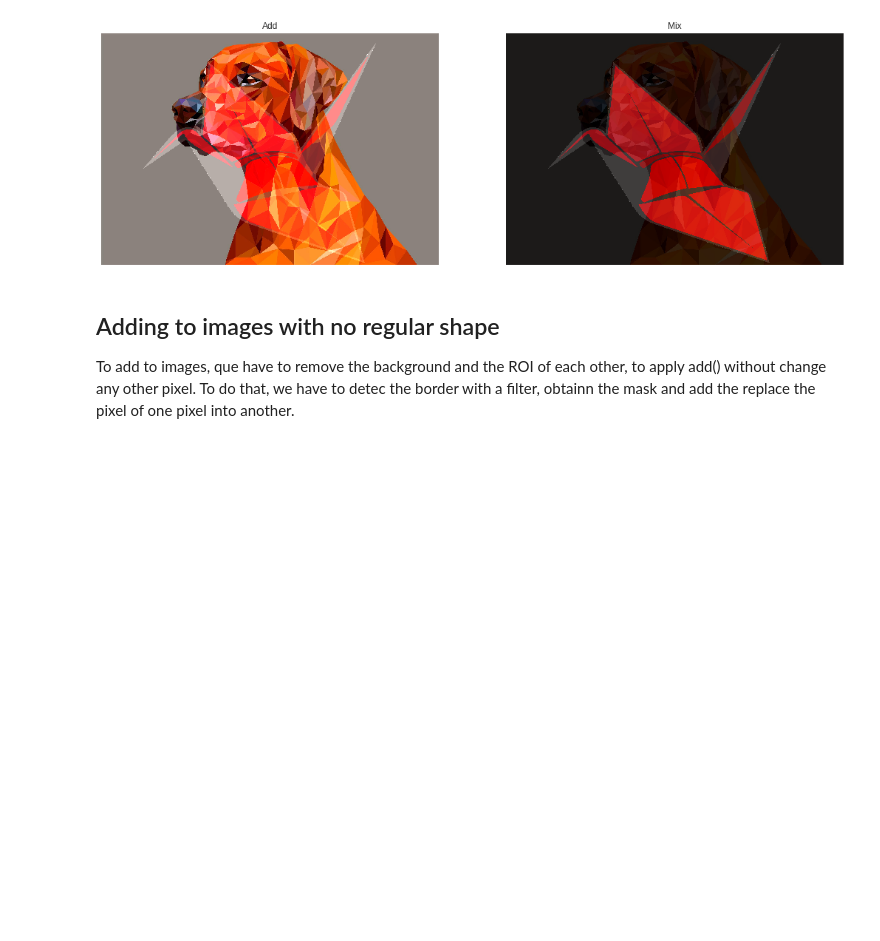
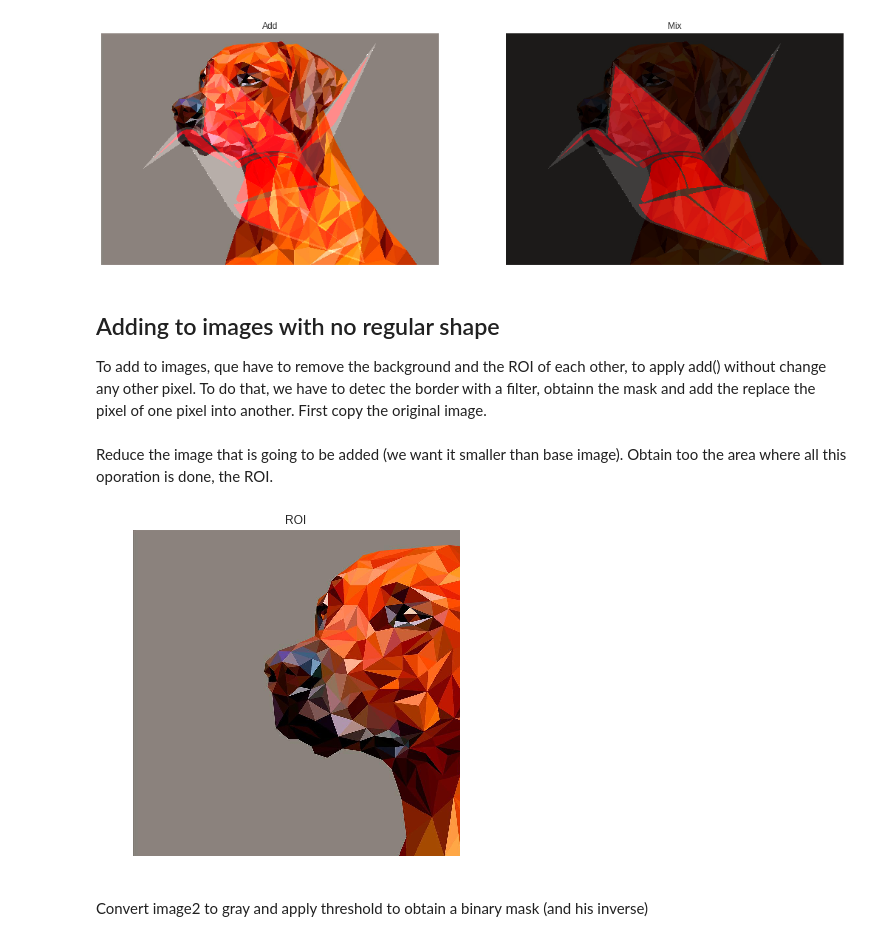
Before and after one commit to JaledMC/Learning-Artificial-Vision, a Jupyter notebook: arithmetic_operations_images.ipynb, the cells around one changed output. Saved outputs shown, nothing was run; the diff lists cells and outputs as text; code cells hidden in the pictures; blank space fills up the shorter version.

```diff
--- a/arithmetic_operations_images.ipynb
+++ b/arithmetic_operations_images.ipynb
@@ -100,4 +100,23 @@ for ax in axes:
 # %% [markdown]
 ## Adding to images with no regular shape
 
-To add to images, que have to remove the background and the ROI of each other, to apply add() without change any other pixel. To do that, we have to detec the border with a filter, obtainn the mask and add the replace the pixel of one pixel into another.
+To add to images, que have to remove the background and the ROI of each other, to apply add() without change any other pixel. To do that, we have to detec the border with a filter, obtainn the mask and add the replace the pixel of one pixel into another. First copy the original image.
+# %%
+image_fusion = image.copy()
+# %% [markdown]
+Reduce the image that is going to be added (we want it smaller than base image). Obtain too the area where all this oporation is done, the ROI.
+# %%
+# Select first the roi of base image with same area that added image
+image_resized = cv2.resize(image2, (1000, 1000))
+row, col, channels = image_resized.shape
+roi = image_fusion[0:row, 0:col]
+# %%
+# Represent the image
+fig, axes = plt.subplots(1, 1, figsize=(6, 6))
+axes.imshow(roi)
+axes.set_title('ROI')
+plt.axis("off");
+# %% [output]
+[figure, added]
+# %% [markdown]
+Convert image2 to gray and apply threshold to obtain a binary mask (and his inverse)
```
Also changed, not shown: parts of 8 cells of this notebook.
